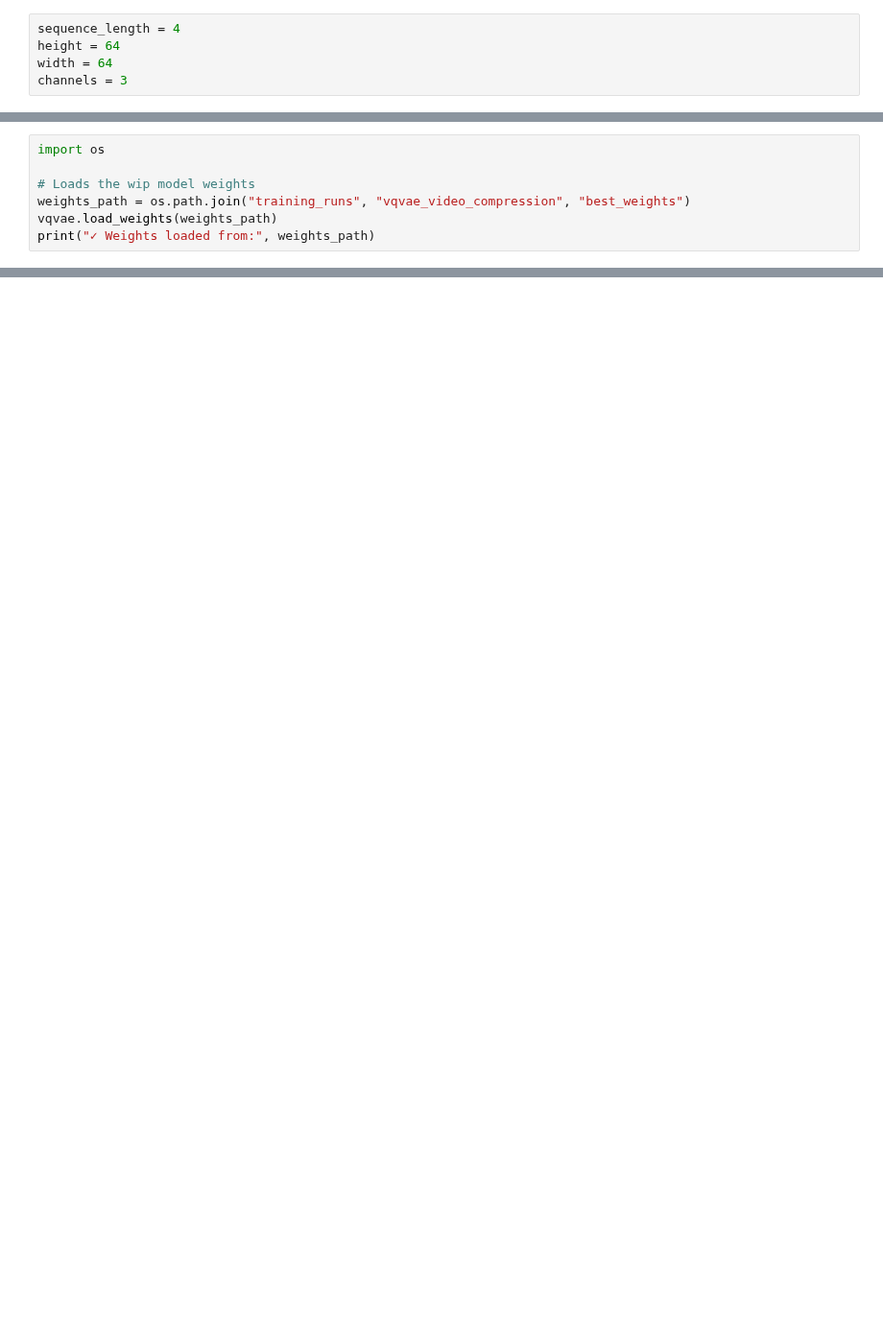
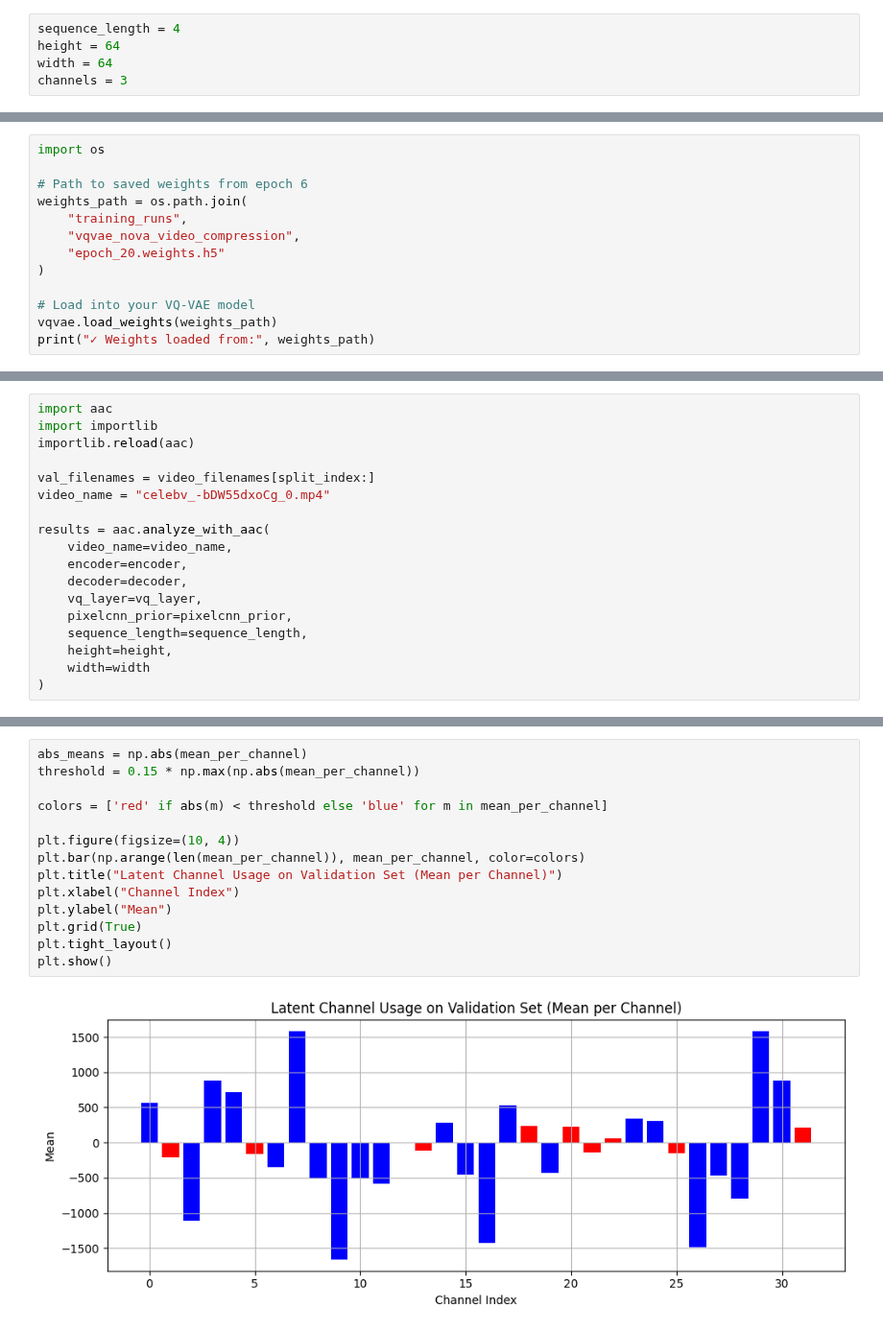
Before and after one commit to nchanak/ece539_Project, a Jupyter notebook: rdae_pipeline.ipynb, the cells around one changed output, grey strips where cells are left out. Shown at 96% size. Drawn from its saved outputs; the diff is of its cells as text; blank space fills up the shorter version.

```diff
--- a/rdae_pipeline.ipynb
+++ b/rdae_pipeline.ipynb
@@ -210,8 +335,14 @@ history = vqvae.fit(
 # %%
 import os
 
-# Loads the wip model weights
-weights_path = os.path.join("training_runs", "vqvae_video_compression", "best_weights")
+# Path to saved weights from epoch 6
+weights_path = os.path.join(
+    "training_runs",
+    "vqvae_nova_video_compression",
+    "epoch_20.weights.h5"
+)
+
+# Load into your VQ-VAE model
 vqvae.load_weights(weights_path)
 print("✓ Weights loaded from:", weights_path)
 # %% [output]
@@ -331,0 +561,18 @@ visualization.generate_and_display_comparison(
+# %%
+import aac
+import importlib
+importlib.reload(aac)
+
+val_filenames = video_filenames[split_index:]
+video_name = "celebv_-bDW55dxoCg_0.mp4"
+
+results = aac.analyze_with_aac(
+    video_name=video_name,
+    encoder=encoder,
+    decoder=decoder,
+    vq_layer=vq_layer,
+    pixelcnn_prior=pixelcnn_prior,
+    sequence_length=sequence_length,
+    height=height,
+    width=width
+)
@@ -331,0 +810,16 @@ visualization.generate_and_display_comparison(
+# %%
+abs_means = np.abs(mean_per_channel)
+threshold = 0.15 * np.max(np.abs(mean_per_channel))
+
+colors = ['red' if abs(m) < threshold else 'blue' for m in mean_per_channel]
+
+plt.figure(figsize=(10, 4))
+plt.bar(np.arange(len(mean_per_channel)), mean_per_channel, color=colors)
+plt.title("Latent Channel Usage on Validation Set (Mean per Channel)")
+plt.xlabel("Channel Index")
+plt.ylabel("Mean")
+plt.grid(True)
+plt.tight_layout()
+plt.show()
+# %% [output]
+[figure, added]
```
Also changed, not shown: parts of 23 cells of this notebook, 7 other files.
